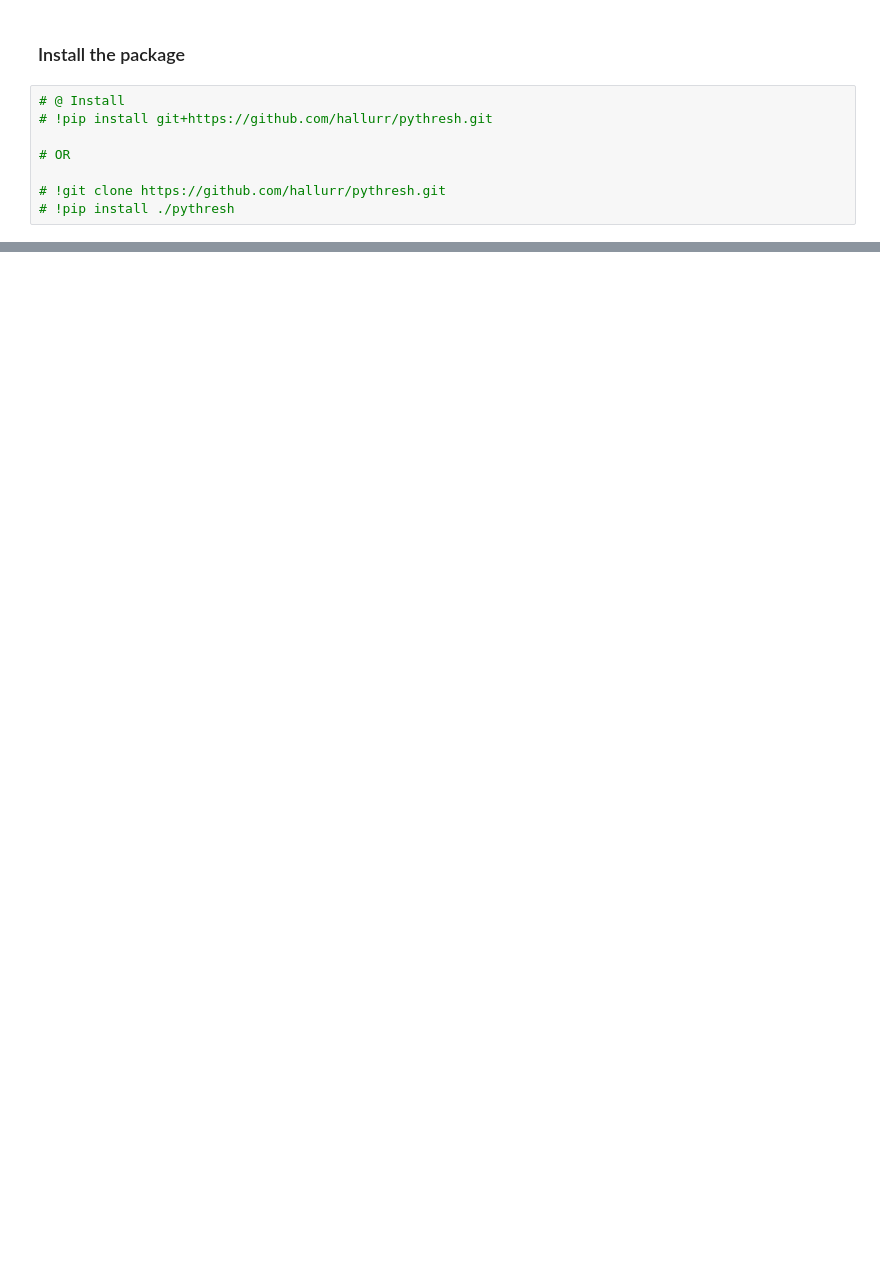
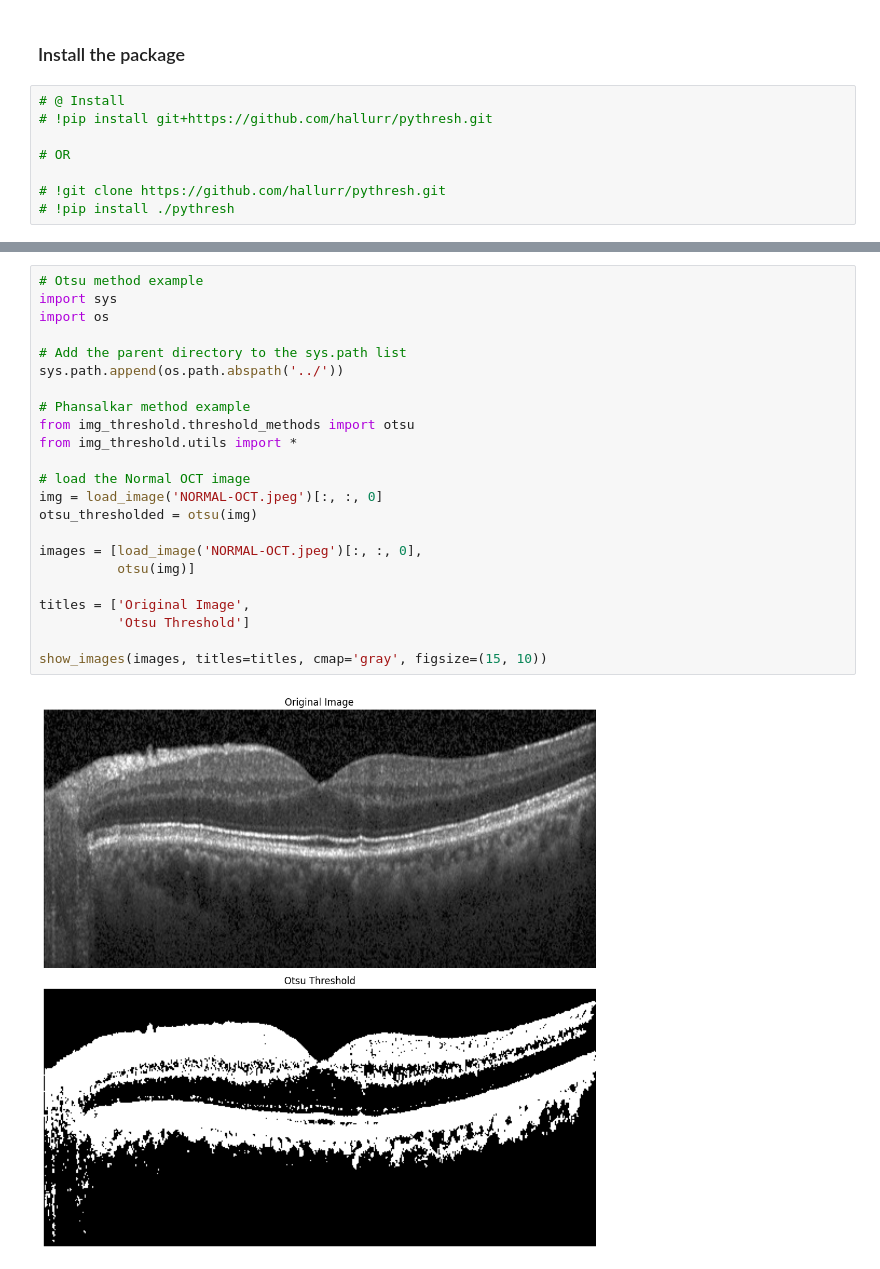
Before and after one commit to hallurr/pythresh, a Jupyter notebook: examples/examples.ipynb, the cells around one changed output, grey strips where cells are left out. Saved outputs shown, nothing was run; the diff lists cells and outputs as text; blank space fills up the shorter version.

Commit message:
Otsu Thresholding added

```diff
--- a/examples/examples.ipynb
+++ b/examples/examples.ipynb
@@ -40,3 +36,28 @@ titles = ['Original Image',
 show_images(images, titles=titles, cmap='gray', figsize=(15, 10))
 # %% [output]
 [figure]
+# %%
+# Otsu method example
+import sys
+import os
+
+# Add the parent directory to the sys.path list
+sys.path.append(os.path.abspath('../'))
+
+# Phansalkar method example
+from img_threshold.threshold_methods import otsu
+from img_threshold.utils import *
+
+# load the Normal OCT image
+img = load_image('NORMAL-OCT.jpeg')[:, :, 0]
+otsu_thresholded = otsu(img)
+
+images = [load_image('NORMAL-OCT.jpeg')[:, :, 0],
+          otsu(img)]
+
+titles = ['Original Image',
+          'Otsu Threshold']
+
+show_images(images, titles=titles, cmap='gray', figsize=(15, 10))
+# %% [output]
+[figure, added]
```
Also changed, not shown: parts of 1 cell of this notebook, 3 other files.
